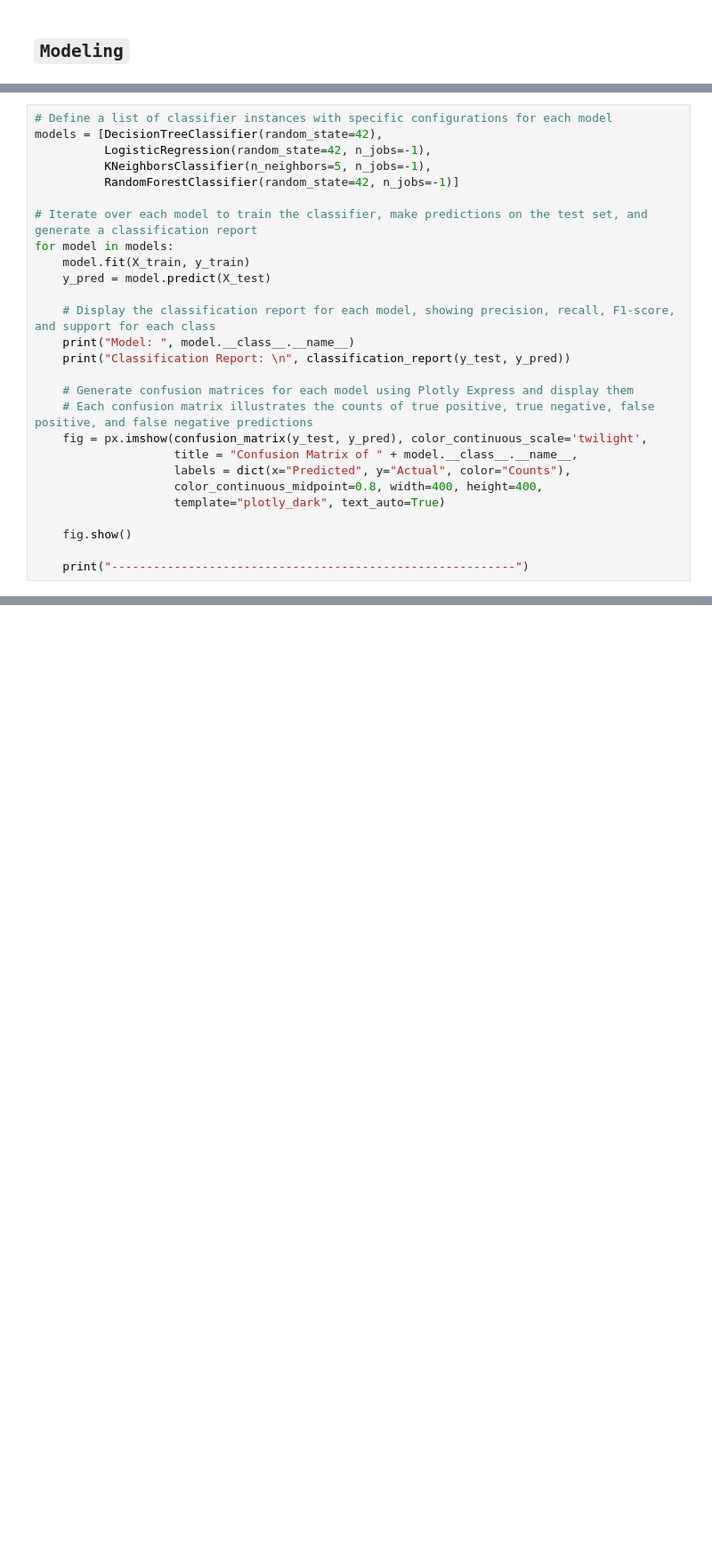
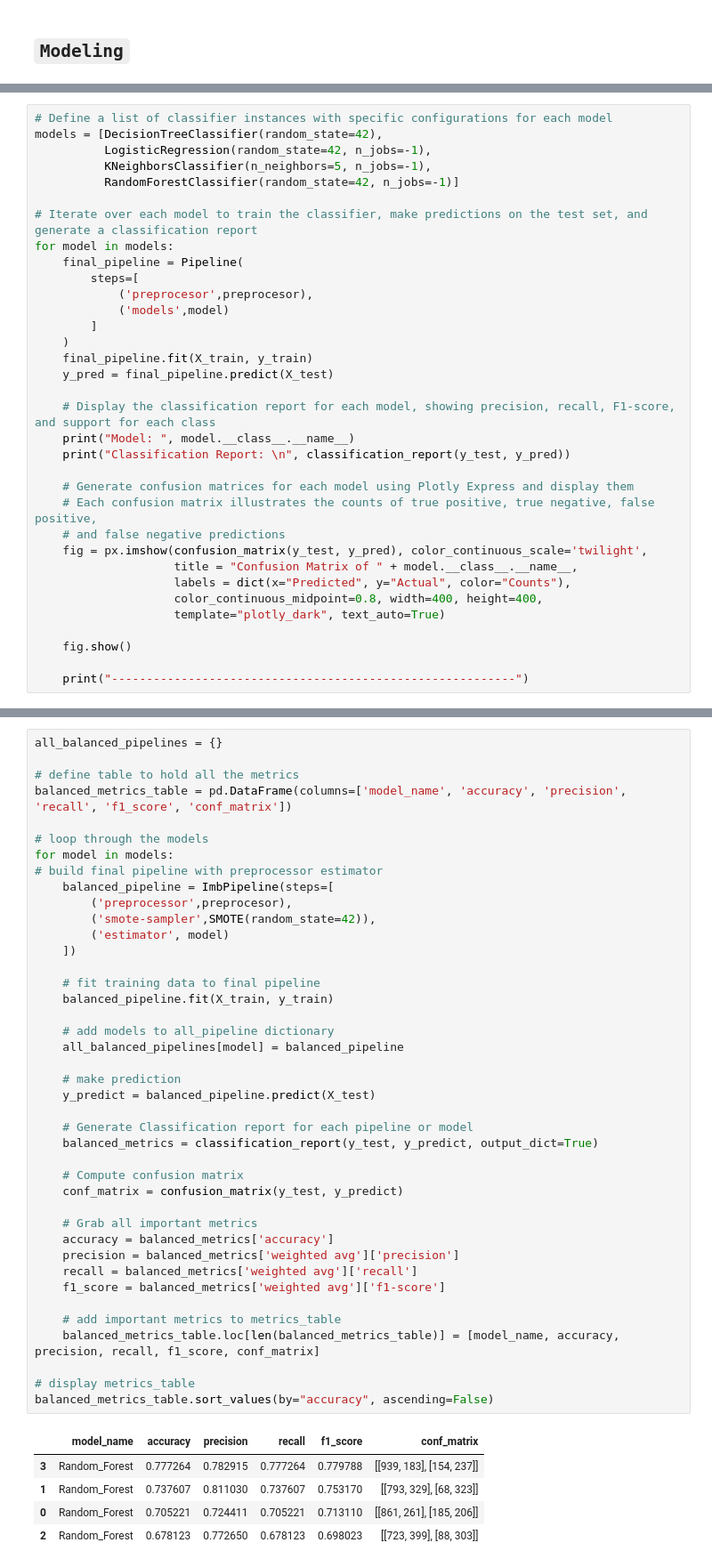
Before and after one commit to MissJoyy/Vodafone-Customer-Churn-Prediction, a Jupyter notebook: notebook.ipynb, the cells around one changed output, grey strips where cells are left out. Shown at 89% size. Cells and saved outputs as stored; diff of their text form; blank space fills up the shorter version.

```diff
--- a/notebook.ipynb
+++ b/notebook.ipynb
@@ -619,15 +629,22 @@ models = [DecisionTreeClassifier(random_state=42),
 
 # Iterate over each model to train the classifier, make predictions on the test set, and generate a classification report
 for model in models:
-    model.fit(X_train, y_train)
-    y_pred = model.predict(X_test)
+    final_pipeline = Pipeline(
+        steps=[
+            ('preprocesor',preprocesor),
+            ('models',model)
+        ]
+    )
+    final_pipeline.fit(X_train, y_train)
+    y_pred = final_pipeline.predict(X_test)
 
     # Display the classification report for each model, showing precision, recall, F1-score, and support for each class
     print("Model: ", model.__class__.__name__)
     print("Classification Report: \n", classification_report(y_test, y_pred))
 
     # Generate confusion matrices for each model using Plotly Express and display them
-    # Each confusion matrix illustrates the counts of true positive, true negative, false positive, and false negative predictions
+    # Each confusion matrix illustrates the counts of true positive, true negative, false positive,
+    # and false negative predictions
     fig = px.imshow(confusion_matrix(y_test, y_pred), color_continuous_scale='twilight',
                     title = "Confusion Matrix of " + model.__class__.__name__,
                     labels = dict(x="Predicted", y="Actual", color="Counts"),
@@ -658,3 +677,50 @@ weighted avg       0.85      0.85      0.85      2224
+# %%
+all_balanced_pipelines = {}
+
+# define table to hold all the metrics
+balanced_metrics_table = pd.DataFrame(columns=['model_name', 'accuracy', 'precision', 'recall', 'f1_score', 'conf_matrix'])
+
+# loop through the models
+for model in models:
+# build final pipeline with preprocessor estimator
+    balanced_pipeline = ImbPipeline(steps=[
+        ('preprocessor',preprocesor),
+        ('smote-sampler',SMOTE(random_state=42)),
+        ('estimator', model)
+    ])
+
+    # fit training data to final pipeline
+    balanced_pipeline.fit(X_train, y_train)
+
+    # add models to all_pipeline dictionary
+    all_balanced_pipelines[model] = balanced_pipeline
+
+    # make prediction
+    y_predict = balanced_pipeline.predict(X_test)
+
+    # Generate Classification report for each pipeline or model
+    balanced_metrics = classification_report(y_test, y_predict, output_dict=True)
+
+    # Compute confusion matrix
+    conf_matrix = confusion_matrix(y_test, y_predict)
+
+    # Grab all important metrics
+    accuracy = balanced_metrics['accuracy']
+    precision = balanced_metrics['weighted avg']['precision']
+    recall = balanced_metrics['weighted avg']['recall']
+    f1_score = balanced_metrics['weighted avg']['f1-score']
+
+    # add important metrics to metrics_table
+    balanced_metrics_table.loc[len(balanced_metrics_table)] = [model_name, accuracy, precision, recall, f1_score, conf_matrix]
+
+# display metrics_table
+balanced_metrics_table.sort_values(by="accuracy", ascending=False)
+# %% [output]
+|  | model_name | accuracy | precision | recall | f1_score | conf_matrix |
+| 3 | Random_Forest | 0.777264 | 0.782915 | 0.777264 | 0.779788 | [[939, 183], [154, 237]] |
+| 1 | Random_Forest | 0.737607 | 0.811030 | 0.737607 | 0.753170 | [[793, 329], [68, 323]] |
+| 0 | Random_Forest | 0.705221 | 0.724411 | 0.705221 | 0.713110 | [[861, 261], [185, 206]] |
+| 2 | Random_Forest | 0.678123 | 0.772650 | 0.678123 | 0.698023 | [[723, 399], [88, 303]] |
 # %%
 # Define the models
 rfc = RandomForestClassifier(random_state=42, n_jobs=-1)
```
Also changed, not shown: parts of 20 cells of this notebook.
